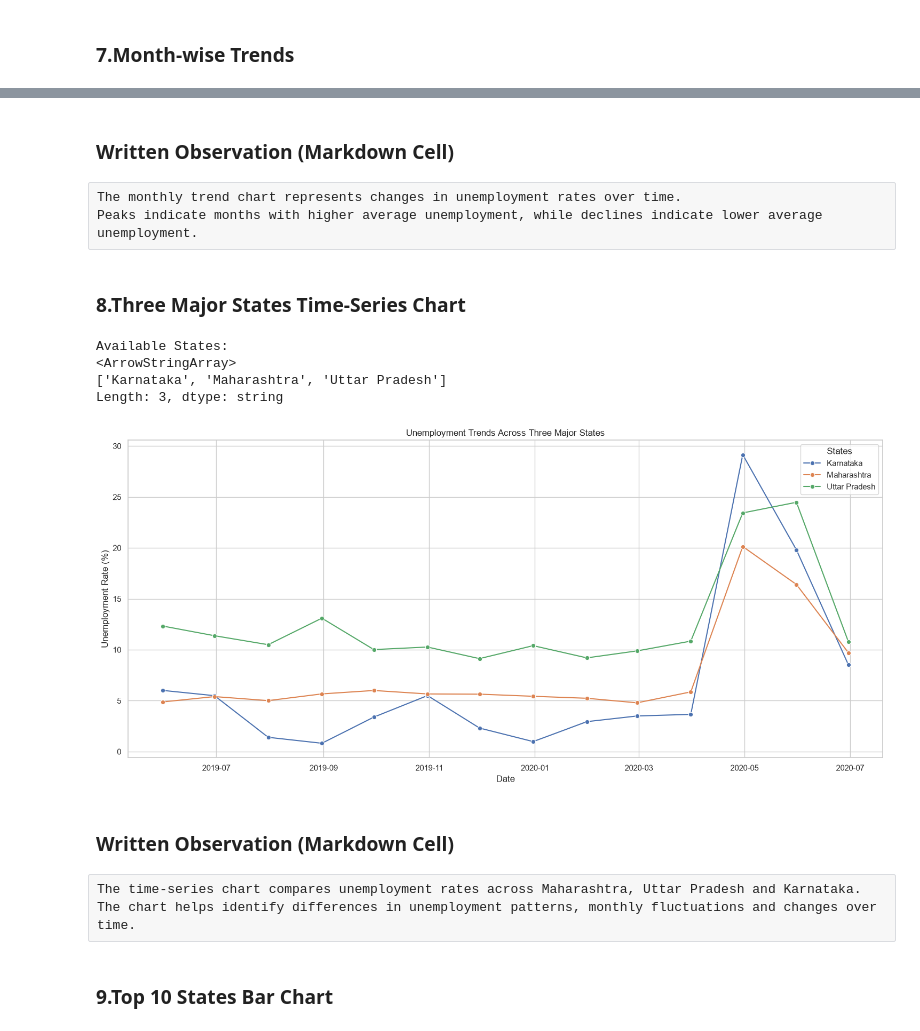
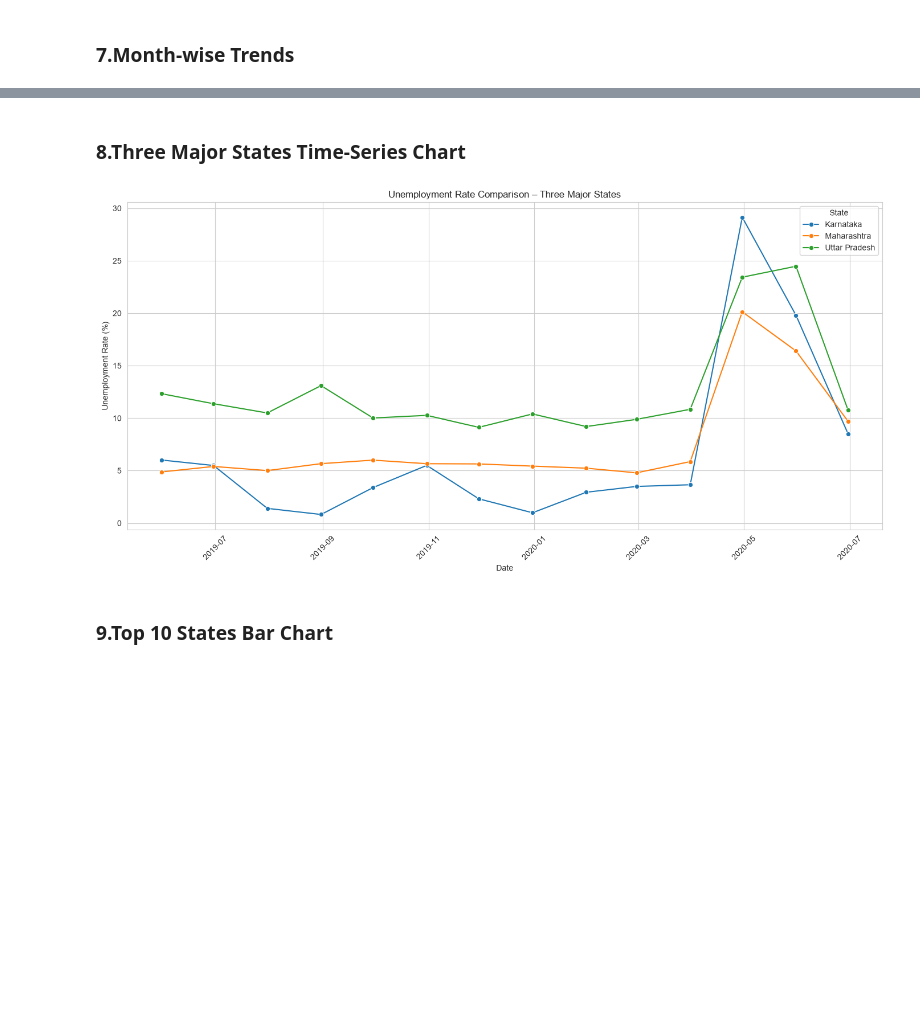
Before and after one commit to ChaudhariUtkarsh/2.Unemployment_Analysis, a Jupyter notebook: Unemployment_Analysis.ipynb, the cells around one changed output, grey strips where cells are left out. Cells and saved outputs as stored; diff of their text form; code cells hidden in the pictures; blank space fills up the shorter version.

```diff
--- a/Unemployment_Analysis.ipynb
+++ b/Unemployment_Analysis.ipynb
@@ -9,7 +9,7 @@ import warnings
 
 warnings.filterwarnings("ignore")
 
-sns.set_theme(style="whitegrid")
+sns.set_style("whitegrid")
 plt.rcParams["figure.figsize"] = (12, 6)
 
 print("Libraries Imported Successfully!")
@@ -92,23 +99,35 @@ Total Missing Values:
 # %% [markdown]
 ### 5.Data Cleaning & Type Conversion
 # %%
+# Remove extra spaces from column names
+df.columns = df.columns.str.strip()
+
 # Remove extra spaces from text columns
 df["Region"] = df["Region"].astype("string").str.strip()
 df["Area"] = df["Area"].astype("string").str.strip()
+df["Frequency"] = df["Frequency"].astype("string").str.strip()
 
-# Convert Date column into datetime
-df["Date"] = pd.to_datetime(df["Date"].astype(str).str.strip(), dayfirst=True, errors="coerce")
+# Convert Date column
+df["Date"] = pd.to_datetime(df["Date"], dayfirst=True, errors="coerce")
 
 # Convert numerical columns
 numeric_columns = ["Estimated Unemployment Rate (%)", "Estimated Employed", "Estimated Labour Participation Rate (%)"]
 for col in numeric_columns:
     df[col] = pd.to_numeric(df[col], errors="coerce")
 
-# Remove missing essential values
+# Remove rows with missing important values
 df.dropna(subset=["Region", "Date", "Estimated Unemployment Rate (%)", "Estimated Employed", "Estimated Labour Participation Rate (%)"], inplace=True)
+
+# Remove duplicate rows
+df.drop_duplicates(inplace=True)
+
+# Create Month column
+df["Month"] = df["Date"].dt.to_period("M").astype(str)
 df.reset_index(drop=True, inplace=True)
 print("Data Cleaning Completed!")
+print("\nCleaned Dataset Shape:", df.shape)
+print("\nRemaining Null Values:")
+print(df.isnull().sum())
 display(df.head())
-print("\nCleaned Dataset Shape:", df.shape)
 # %% [output]
 Data Cleaning Completed!
@@ -191,42 +219,21 @@ plt.show()
-# %% [markdown]
-### Written Observation (Markdown Cell)
-# %% [raw]
-The monthly trend chart represents changes in unemployment rates over time.
-Peaks indicate months with higher average unemployment, while declines indicate lower average unemployment.
 # %% [markdown]
 ### 8.Three Major States Time-Series Chart
 # %%
-# Select three major states
-states = ["Maharashtra", "Uttar Pradesh", "Karnataka"]
-state_data = df[df["Region"].isin(states)].copy()
+major_states = ["Maharashtra", "Uttar Pradesh", "Karnataka"]
+state_data = df[df["Region"].isin(major_states)].copy()
+three_state_trend = (state_data.groupby(["Date", "Region"])["Estimated Unemployment Rate (%)"].mean().reset_index())
+plt.figure(figsize=(14, 7))
+sns.lineplot(data=three_state_trend, x="Date", y="Estimated Unemployment Rate (%)", hue="Region", marker="o")
 
-# Check available states
-print("Available States:")
-print(state_data["Region"].unique())
-
-# Group by date and state
-state_trend = (state_data.groupby(["Date", "Region"])["Estimated Unemployment Rate (%)"].mean().reset_index())
-
-# Plot chart
-plt.figure(figsize=(15, 7))
-sns.lineplot(data=state_trend, x="Date", y="Estimated Unemployment Rate (%)", hue="Region", marker="o")
-plt.title("Unemployment Trends Across Three Major States")
+plt.title("Unemployment Rate Comparison – Three Major States")
 plt.xlabel("Date")
 plt.ylabel("Unemployment Rate (%)")
-plt.legend(title="States")
+plt.xticks(rotation=45)
+plt.legend(title="State")
 plt.tight_layout()
 plt.show()
 # %% [output]
-Available States:
-<ArrowStringArray>
-['Karnataka', 'Maharashtra', 'Uttar Pradesh']
-Length: 3, dtype: string
-[figure, old version]
+[figure, new version]
-# %% [markdown]
-### Written Observation (Markdown Cell)
-# %% [raw]
-The time-series chart compares unemployment rates across Maharashtra, Uttar Pradesh and Karnataka.
-The chart helps identify differences in unemployment patterns, monthly fluctuations and changes over time.
 # %% [markdown]
 ### 9.Top 10 States Bar Chart
 # %%
```
Also changed, not shown: parts of 30 cells of this notebook, 3 other files.
